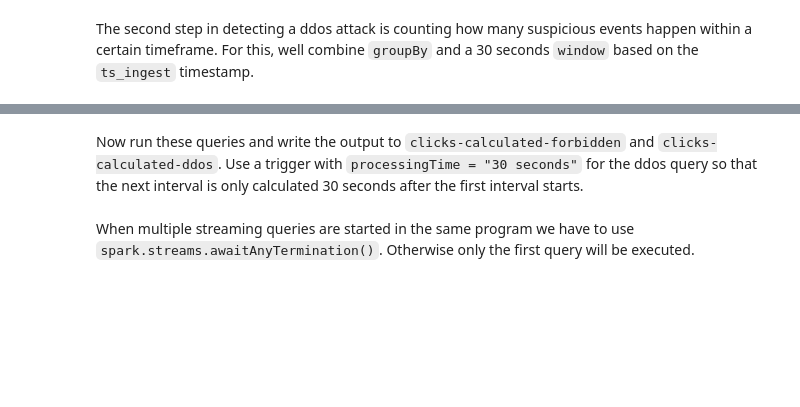
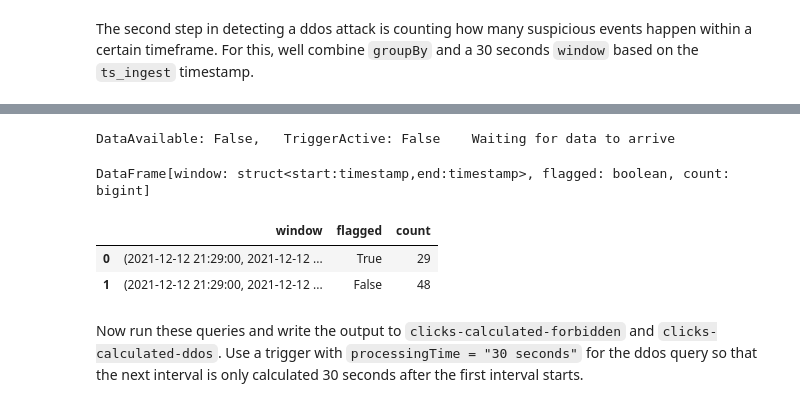
Before and after one commit to IBCNServices/kappa-course-solution, a Jupyter notebook: 3c-security.ipynb, the cells around one changed output, grey strips where cells are left out. Drawn from its saved outputs; the diff is of its cells as text; code cells hidden in the pictures; blank space fills up the shorter version.

```diff
--- a/3c-security.ipynb
+++ b/3c-security.ipynb
@@ -127,7 +325,13 @@ df_ddos = df_data.withColumn('flagged', when((col('visitor_page_timer') == 0) &
 # %% [markdown]
 The second step in detecting a ddos attack is counting how many suspicious events happen within a certain timeframe. For this, well combine `groupBy` and a 30 seconds `window` based on the `ts_ingest` timestamp.
 # %%
-df_ddos_window = df_ddos.groupBy(
-    window(df_ddos.ts_ingest, '30 seconds'),
-    df_ddos.flagged
-).count()
+df_ddos_window = (
+    df_ddos
+    .groupBy(
+        window(col("ts_ingest"), '30 seconds'),
+        col("flagged")
+    ).count()
+)
+
+test_query(df_ddos_window, mode="complete")
+# %% [output]
@@ -134,3 +355,8 @@ df_ddos_window = df_ddos.groupBy(
+DataAvailable: False,   TriggerActive: False    Waiting for data to arrive
+DataFrame[window: struct<start:timestamp,end:timestamp>, flagged: boolean, count: bigint]
+|  | window | flagged | count |
+| 0 | (2021-12-12 21:29:00, 2021-12-12 ... | True | 29 |
+| 1 | (2021-12-12 21:29:00, 2021-12-12 ... | False | 48 |
 # %% [markdown]
 Now run these queries and write the output to `clicks-calculated-forbidden` and `clicks-calculated-ddos`. Use a trigger with `processingTime = "30 seconds"` for the ddos query so that the next interval is only calculated 30 seconds after the first interval starts.
 # %%
@@ -155,5 +376,3 @@ query_ddos = df_ddos_window.selectExpr("to_json(struct(*)) as value") \
     .option("topic", "clicks-calculated-ddos") \
     .option("checkpointLocation", "checkpointsddos") \
     .start()
-# %% [markdown]
-When multiple streaming queries are started in the same program we have to use `spark.streams.awaitAnyTermination()`. Otherwise only the first query will be executed.
```
Also changed, not shown: parts of 12 cells of this notebook, 2 other files.
